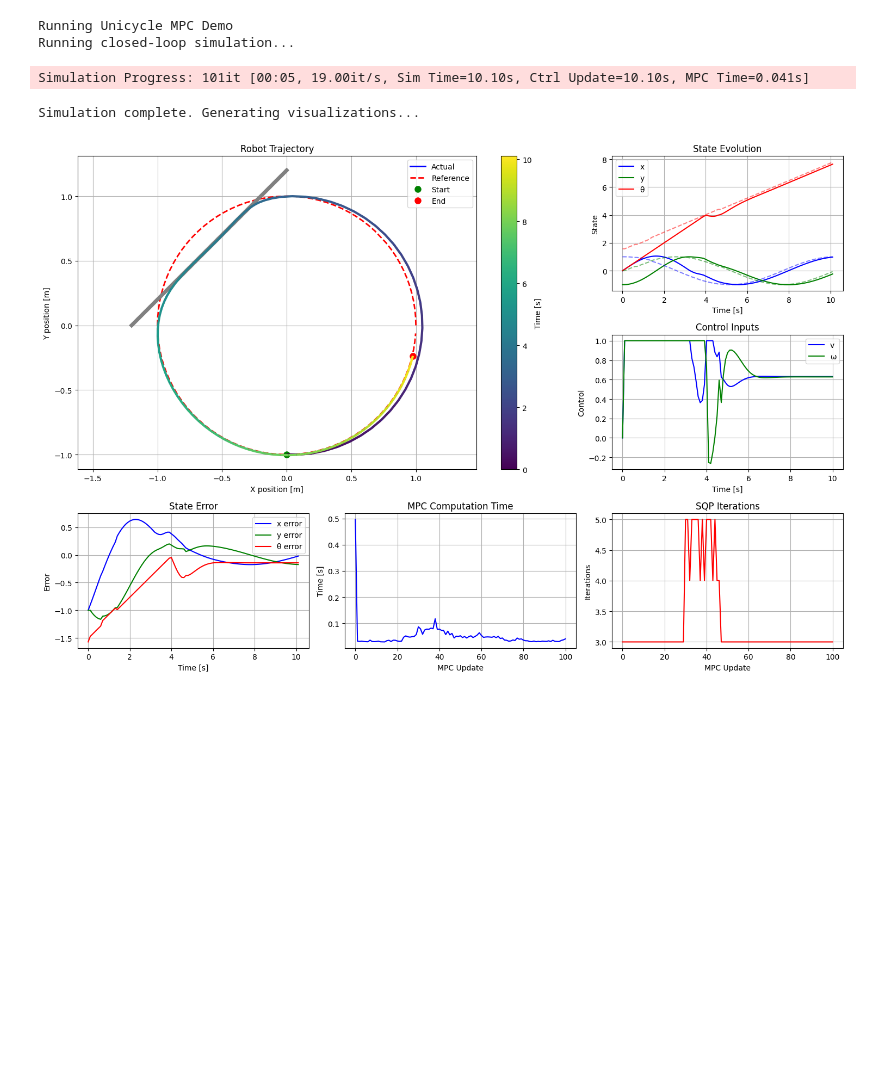
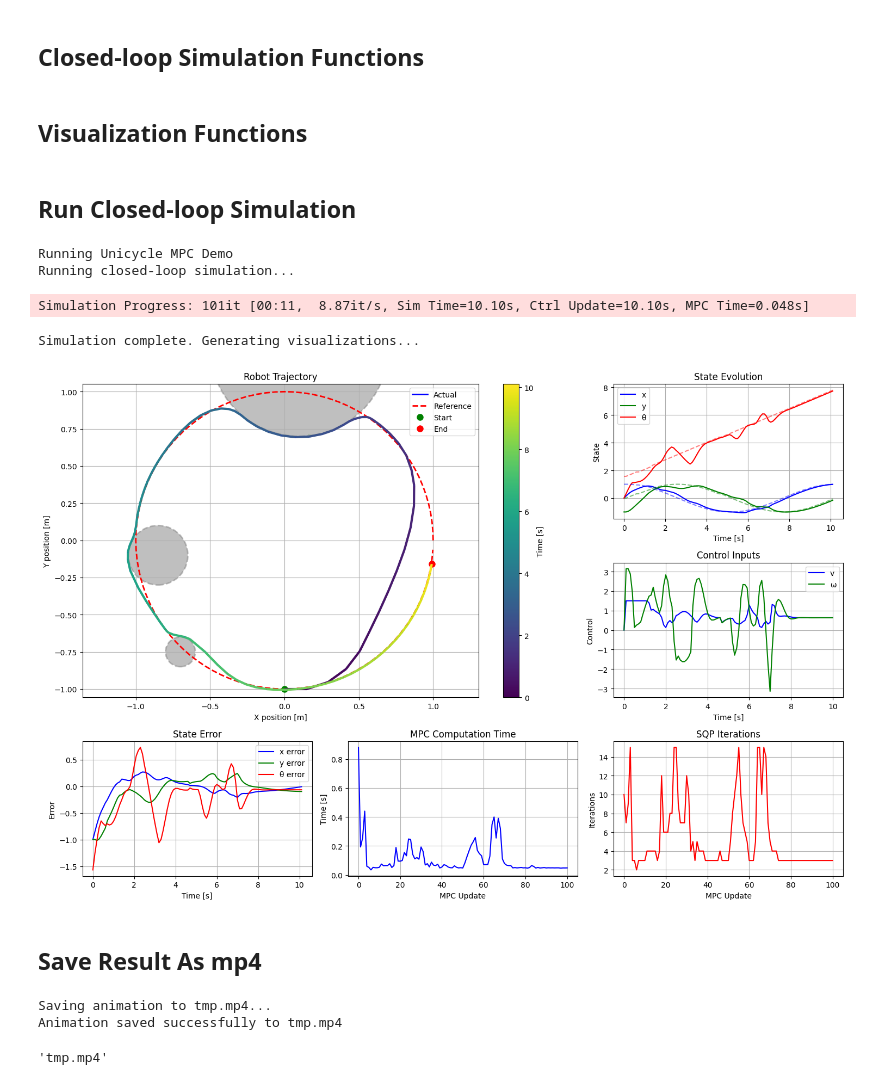
Before and after one commit to shaoanlu/sqp_nmpc_cbf_cvxpy, a Jupyter notebook: sqp_mpccbf_tracking.ipynb, the cells around one changed output. Saved outputs shown, nothing was run; the diff lists cells and outputs as text; code cells hidden in the pictures; blank space fills up the shorter version.

```diff
--- a/sqp_mpccbf_tracking.ipynb
+++ b/sqp_mpccbf_tracking.ipynb
@@ -228 +308,3 @@ def sqp_mpc(x0, params, problem=None, x_var=None, u_var=None, parameter_dict=Non
+# %% [markdown]
+## Closed-loop Simulation Functions
 # %%
@@ -852,0 +446,2 @@ def run_demo():
+# %% [markdown]
+## Visualization Functions
@@ -853,9 +957,11 @@ def run_demo():
+# %% [markdown]
+## Run Closed-loop Simulation
 # %%
 print("Running Unicycle MPC Demo")
-results, ani = run_demo()
+results, ani, ldcbf_abs = run_demo()
 # %% [output]
 Running Unicycle MPC Demo
 Running closed-loop simulation...
-Simulation Progress: 101it [00:05, 19.00it/s, Sim Time=10.10s, Ctrl Update=10.10s, MPC Time=0.041s]
+Simulation Progress: 101it [00:11,  8.87it/s, Sim Time=10.10s, Ctrl Update=10.10s, MPC Time=0.048s]
 Simulation complete. Generating visualizations...
-[figure, old version]
+[figure, new version]
@@ -868,0 +968,8 @@ except ImportError:
+# %% [markdown]
+## Save Result As mp4
+# %%
+save_animation_as_gif(ani, filename="tmp.mp4", fps=15)
+# %% [output]
+Saving animation to tmp.mp4...
+Animation saved successfully to tmp.mp4
+'tmp.mp4'
```
Also changed, not shown: parts of 9 cells of this notebook.
